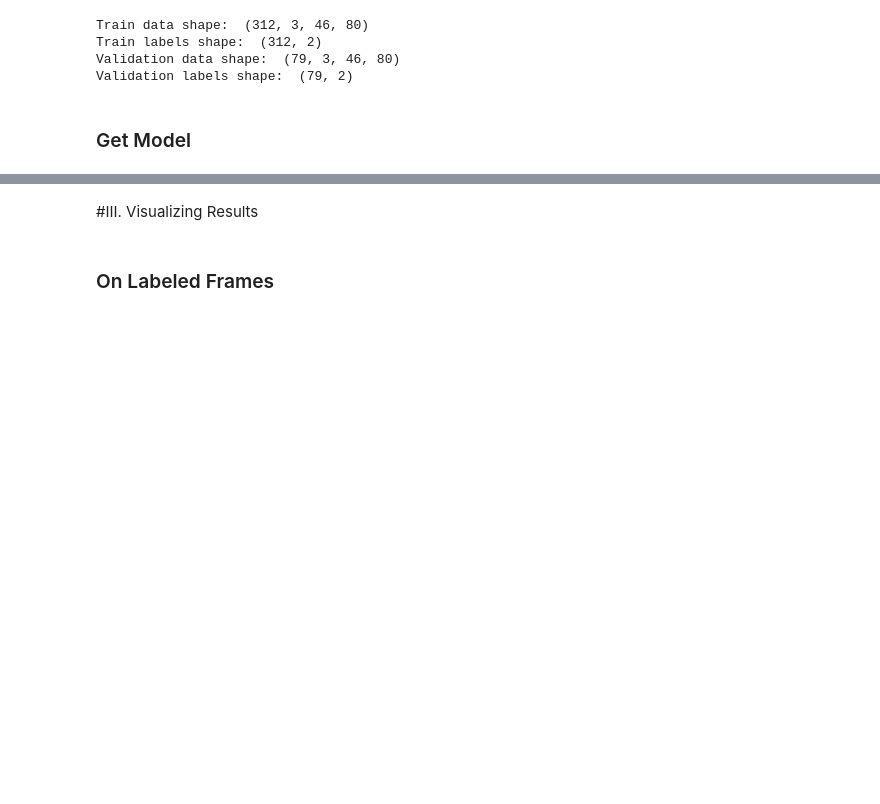
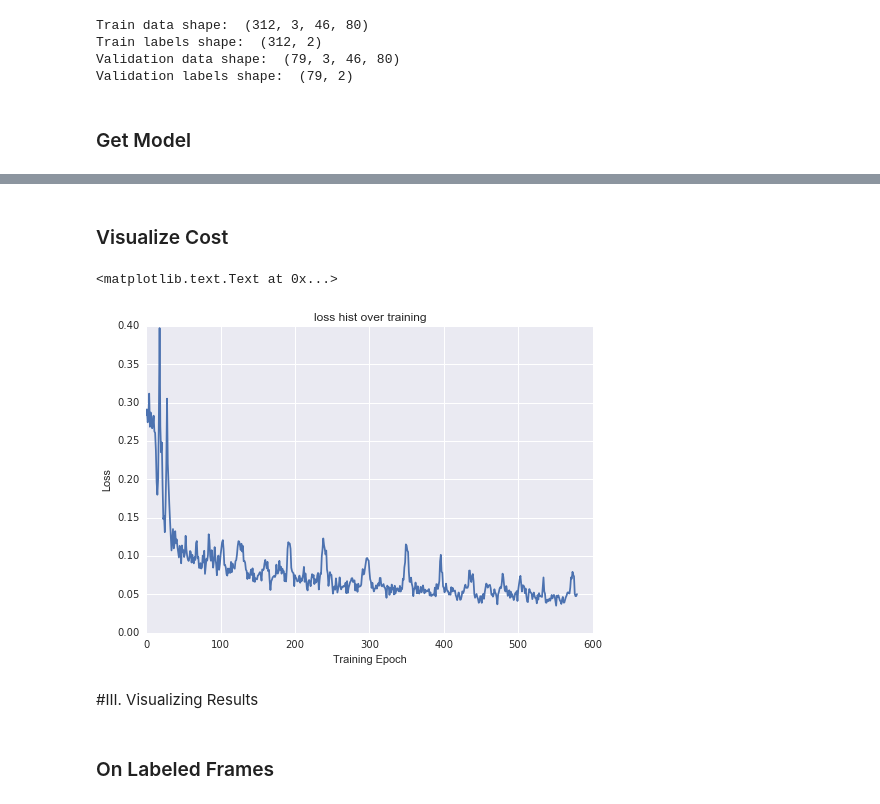
Before and after one commit to jayhack/ConvCube, a Jupyter notebook: Localization.ipynb, the cells around one changed output, grey strips where cells are left out. Cells and saved outputs as stored; diff of their text form; code cells hidden in the pictures; blank space fills up the shorter version.

```diff
--- a/Localization.ipynb
+++ b/Localization.ipynb
@@ -153,3 +163,13 @@ finished optimization. best validation accuracy: 120109.625000
+# %% [markdown]
+### Visualize Cost
+# %%
+plt.plot(loss_hist[20:])
+plt.xlabel('Training Epoch')
+plt.ylabel('Loss')
+plt.title('loss hist over training')
+# %% [output]
+<matplotlib.text.Text at 0x...>
+[figure, added]
 # %% [markdown]
 #III. Visualizing Results
 # %%
```
Also changed, not shown: parts of 9 cells of this notebook, 8 other files.
